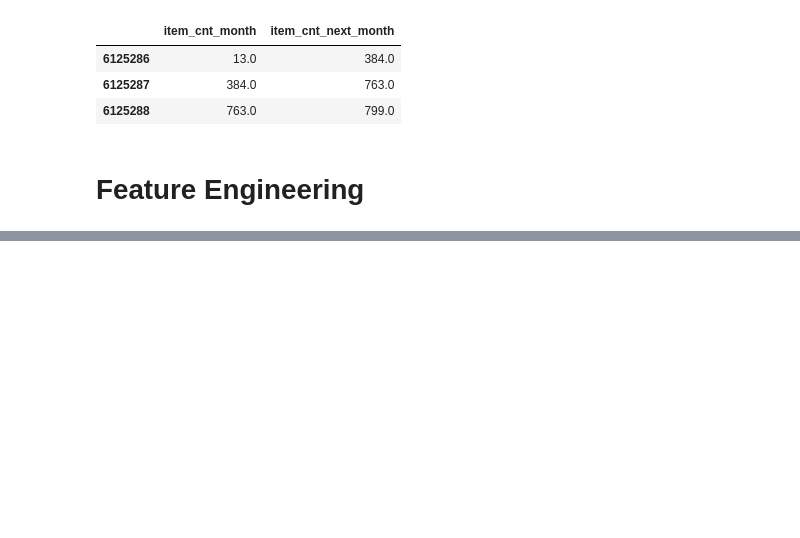
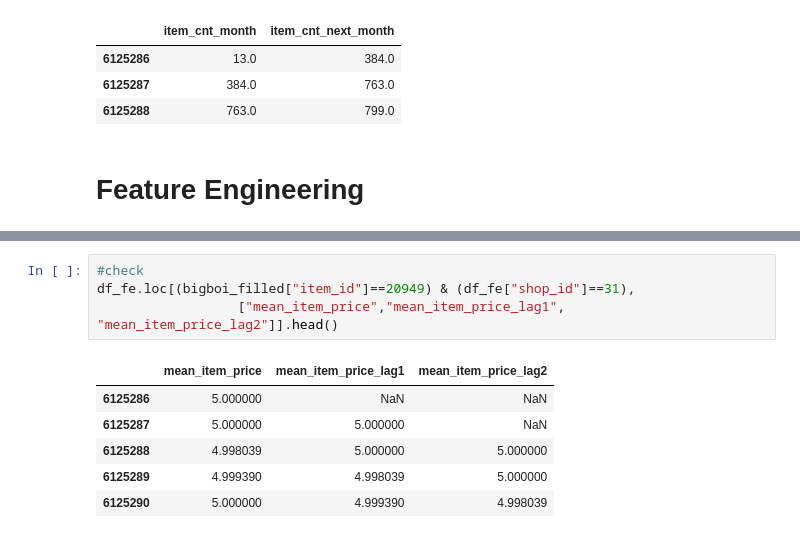
Before and after one commit to RobBlanchard/kaggle-predict-sales, a Jupyter notebook: XGBoost - 2.ipynb, the cells around one changed output, grey strips where cells are left out. Cells and saved outputs as stored; diff of their text form; blank space fills up the shorter version.

```diff
--- a/XGBoost - 2.ipynb
+++ b/XGBoost - 2.ipynb
@@ -801,0 +841,11 @@ Ideas of features:
+# %%
+#check
+df_fe.loc[(bigboi_filled["item_id"]==20949) & (df_fe["shop_id"]==31),
+                  ["mean_item_price","mean_item_price_lag1", "mean_item_price_lag2"]].head()
+# %% [output]
+|  | mean_item_price | mean_item_price_lag1 | mean_item_price_lag2 |
+| 6125286 | 5.000000 | NaN | NaN |
+| 6125287 | 5.000000 | 5.000000 | NaN |
+| 6125288 | 4.998039 | 5.000000 | 5.000000 |
+| 6125289 | 4.999390 | 4.998039 | 5.000000 |
+| 6125290 | 5.000000 | 4.999390 | 4.998039 |
```
Also changed, not shown: parts of 16 cells of this notebook.
